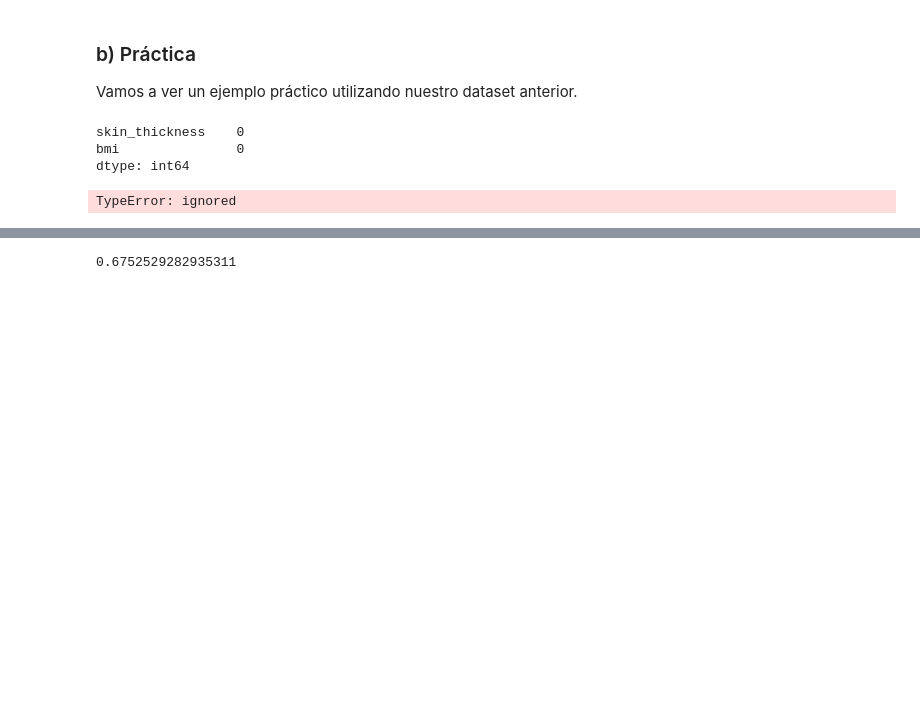
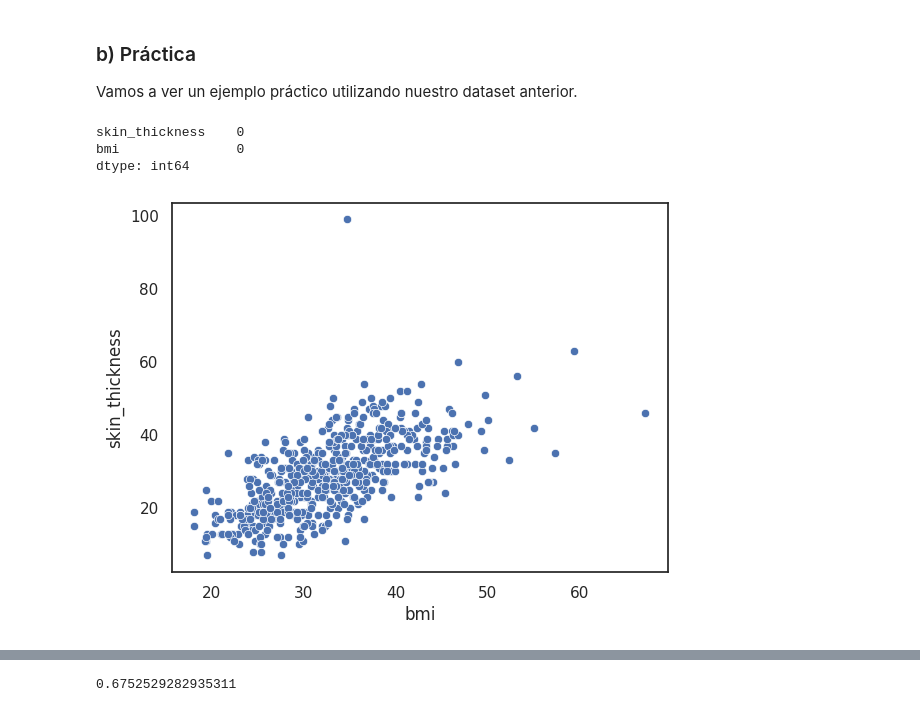
Before and after one commit to beduExpert/B2-Analisis-de-Datos-con-Python-2020, a Jupyter notebook: Sesion-04/Ejemplo-05/regresion_lineal_simple.ipynb, the cells around one changed output, grey strips where cells are left out. Drawn from its saved outputs; the diff is of its cells as text; code cells hidden in the pictures; blank space fills up the shorter version.

```diff
--- a/Sesion-04/Ejemplo-05/regresion_lineal_simple.ipynb
+++ b/Sesion-04/Ejemplo-05/regresion_lineal_simple.ipynb
@@ -165,9 +163,9 @@ dtype: int64
 # %%
 df = df[df > 0]
 # %%
-sns.scatterplot(df['bmi'], df['skin_thickness']);
+sns.scatterplot(data = df, x='bmi', y= 'skin_thickness');
 # %% [output]
-TypeError: ignored
+[figure, added]
 # %%
 df = df[df['skin_thickness'] < 80]
 df = df[df['bmi'] < 60]
```
Also changed, not shown: parts of 15 cells of this notebook.
